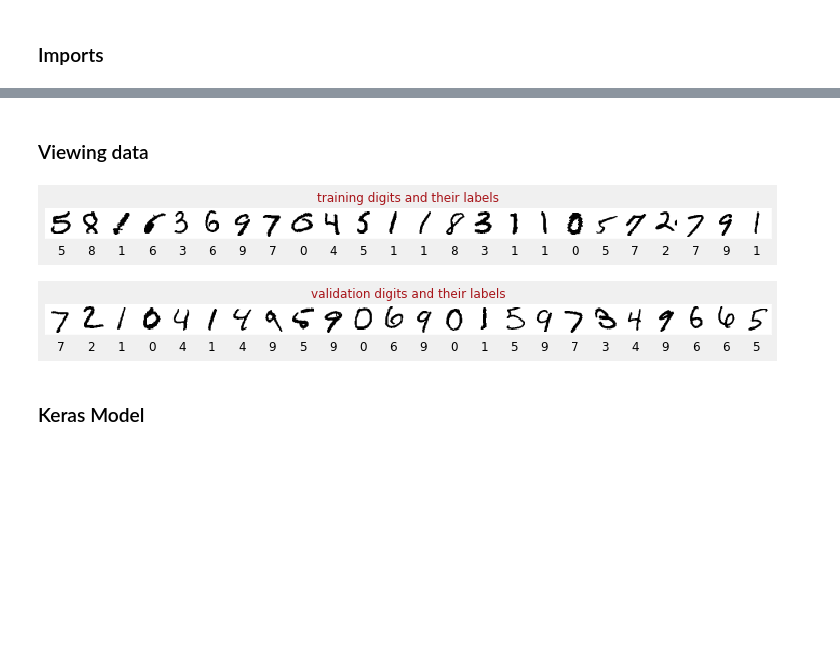
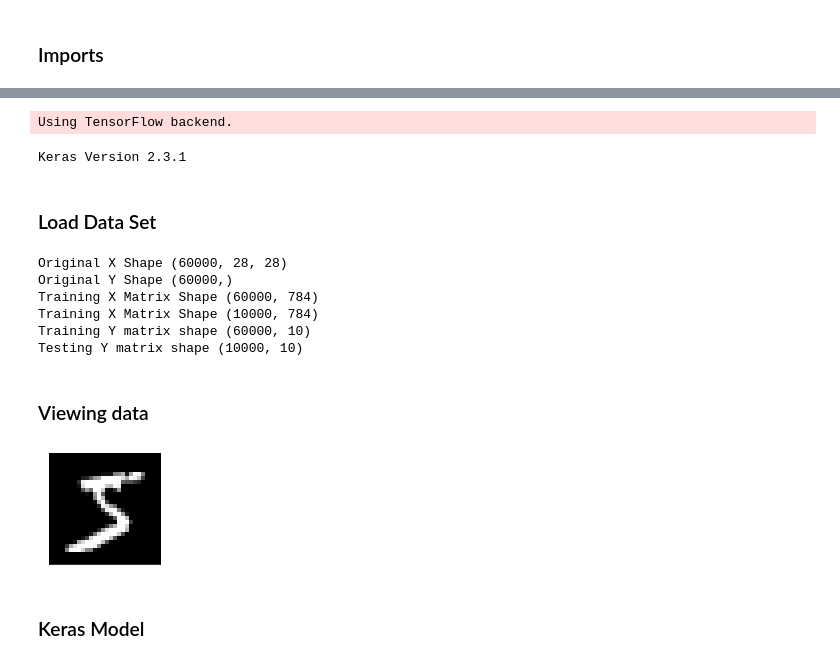
Before and after one commit to MorganReilly/HandwrittenDigitRecogniser, a Jupyter notebook: ts-keras-handwritten-nn.ipynb, the cells around one changed output, grey strips where cells are left out. Drawn from its saved outputs; the diff is of its cells as text; code cells hidden in the pictures; blank space fills up the shorter version.

```diff
--- a/ts-keras-handwritten-nn.ipynb
+++ b/ts-keras-handwritten-nn.ipynb
@@ -253,16 +13,73 @@ validation_input_fn = lambda: get_validation_dataset(validation_images_file, val
+# %%
+import numpy as np
+import keras
+
+from keras.datasets import mnist
+from keras.models import Sequential
+from keras.layers import Dense, Dropout, Activation, Input
+from keras.utils import np_utils
+from keras.regularizers import l2
+
+from matplotlib import pyplot as plt
+%matplotlib inline
+
+print("Keras Version " + keras.__version__)
+# %% [output]
+Using TensorFlow backend.
+Keras Version 2.3.1
+# %% [markdown]
+### Load Data Set
+# %%
+# Loading data from training and test sets along with labels
+(X_train, Y_train), (X_test, Y_test) = mnist.load_data()
+
+# Print data
+print("Original X Shape", X_train.shape)
+print("Original Y Shape", Y_train.shape)
+
+# Reshaping data
+X_train = X_train.reshape(60000, 784) # Reshaping training data
+X_test = X_test.reshape(10000, 784) # Reshaping test data
+
+X_train = X_train.astype('float32')
+X_test = X_test.astype('float32')
+
+X_train /= 255 # Original data is uint8 (0-255). Scale to range [0,1]
+X_test /= 255
+
+print("Training X Matrix Shape", X_train.shape)
+print("Training X Matrix Shape", X_test.shape)
+
+# print (Y_train[0])
+
+# Represent the targets as one-hot vectors i.e 3 --> [0,0,0,0,1,0,0,0,0]
+nb_classes = 10
+
+Y_train = np_utils.to_categorical(Y_train, nb_classes)
+Y_test = np_utils.to_categorical(Y_test, nb_classes)
+
+print("Training Y matrix shape", Y_train.shape)
+print("Testing Y matrix shape", Y_test.shape)
+# %% [output]
+Original X Shape (60000, 28, 28)
+Original Y Shape (60000,)
+Training X Matrix Shape (60000, 784)
+Training X Matrix Shape (10000, 784)
+Training Y matrix shape (60000, 10)
+Testing Y matrix shape (10000, 10)
 # %% [markdown]
 ### Viewing data
-# %%
-N = 24 # Displays number of training and validation digits
-(training_digits, training_labels,
- validation_digits, validation_labels) = dataset_to_numpy_util(training_dataset, validation_dataset, N)
-
-display_digits(training_digits, training_labels, training_labels, "training digits and their labels", N)
-display_digits(validation_digits[:N], validation_labels[:N], validation_labels[:N], "validation digits and their labels", N)
-font_digits, font_labels = create_digits_from_local_fonts(N)
-# %% [output]
-[figure, removed]
-[figure, removed]
+# %%
+# Plot some of the data
+plt.figure(1, figsize=(14, 3))
+
+for i in range (1):
+    plt.subplot(1, 6, 1+1)
+    plt.imshow(X_train[i].reshape(28,28), cmap='gray', interpolation='nearest')
+    plt.xticks([])
+    plt.yticks([])
+# %% [output]
+[figure, added]
 # %% [markdown]
 ### Keras Model
 # %% [markdown]
```
Also changed, not shown: parts of 16 cells of this notebook.
